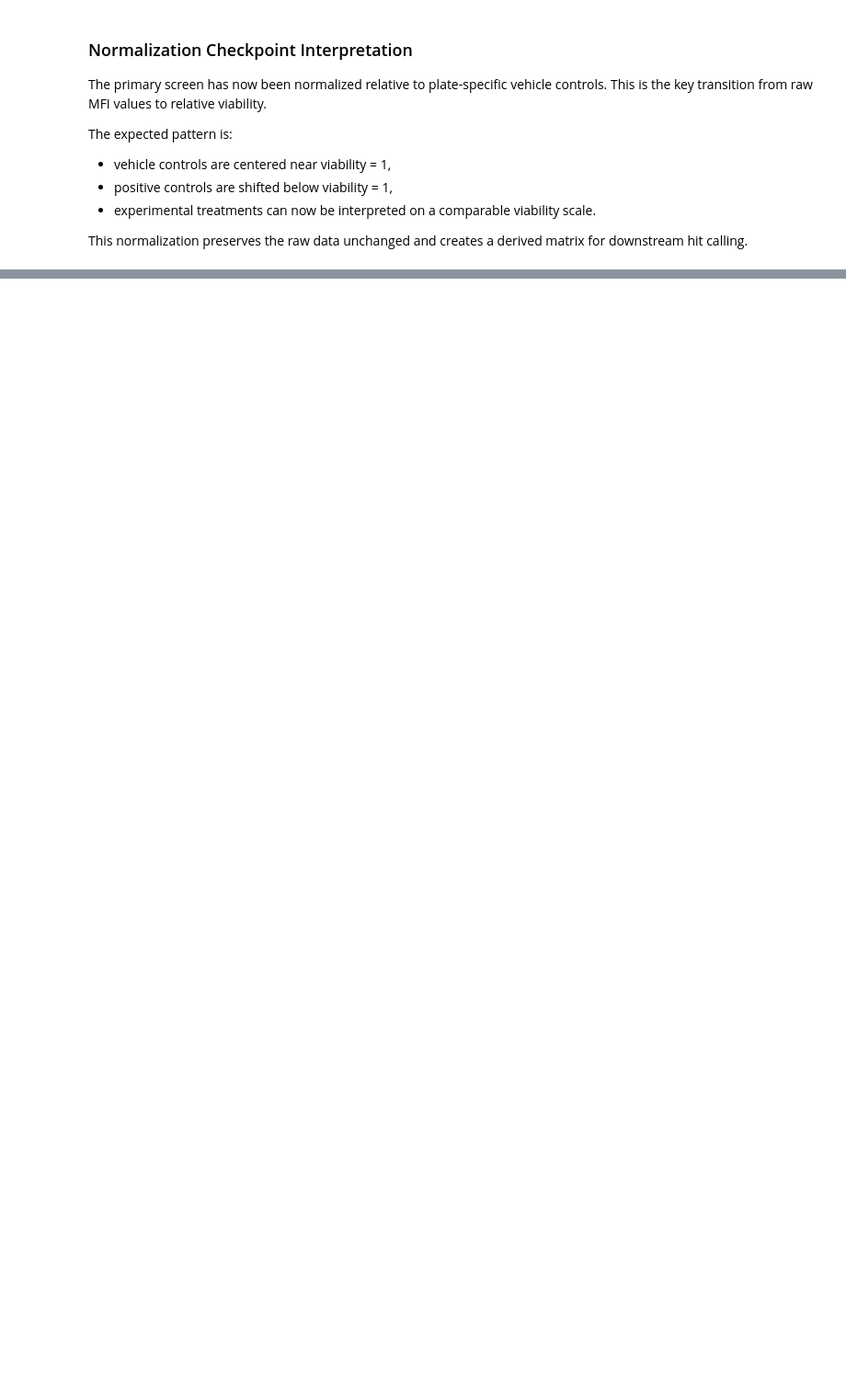
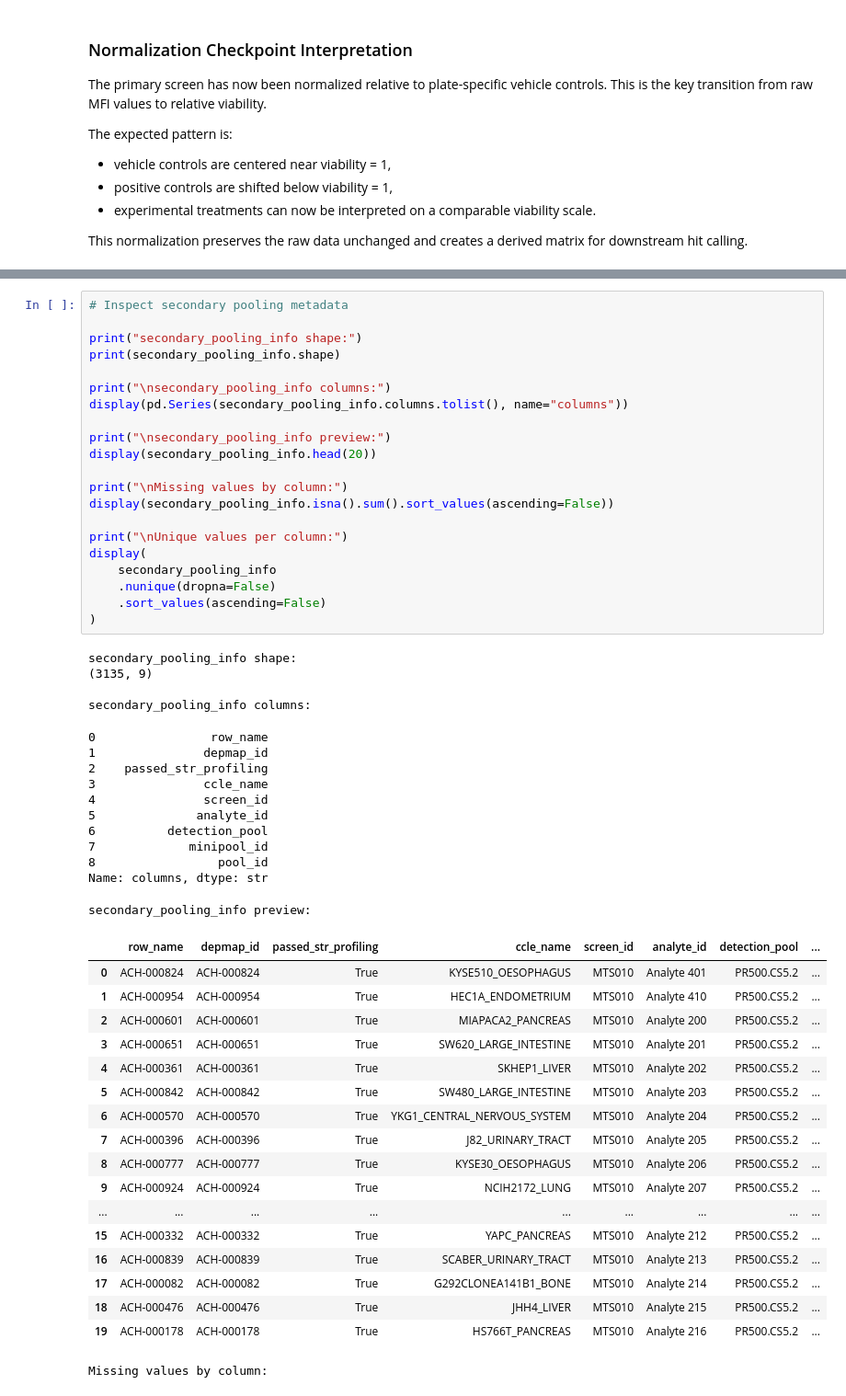
Before and after one commit to shashankshrishrimal-source/Code-for-assignment, a Jupyter notebook: notebooks/prism_repurposing_analysis.ipynb, the cells around one changed output, grey strips where cells are left out. Shown at 92% size. Cells and saved outputs as stored; diff of their text form; blank space fills up the shorter version.

```diff
--- a/notebooks/prism_repurposing_analysis.ipynb
+++ b/notebooks/prism_repurposing_analysis.ipynb
@@ -3380,0 +3723,55 @@ display(
+# %%
+# Inspect secondary pooling metadata
+
+print("secondary_pooling_info shape:")
+print(secondary_pooling_info.shape)
+
+print("\nsecondary_pooling_info columns:")
+display(pd.Series(secondary_pooling_info.columns.tolist(), name="columns"))
+
+print("\nsecondary_pooling_info preview:")
+display(secondary_pooling_info.head(20))
+
+print("\nMissing values by column:")
+display(secondary_pooling_info.isna().sum().sort_values(ascending=False))
+
+print("\nUnique values per column:")
+display(
+    secondary_pooling_info
+    .nunique(dropna=False)
+    .sort_values(ascending=False)
+)
+# %% [output]
+secondary_pooling_info shape:
+(3135, 9)
+
+secondary_pooling_info columns:
+0                row_name
+1               depmap_id
+2    passed_str_profiling
+3               ccle_name
+4               screen_id
+5              analyte_id
+6          detection_pool
+7             minipool_id
+8                 pool_id
+Name: columns, dtype: str
+secondary_pooling_info preview:
+|  | row_name | depmap_id | passed_str_profiling | ccle_name | screen_id | analyte_id | detection_pool | ... |
+| 0 | ACH-000824 | ACH-000824 | True | KYSE510_OESOPHAGUS | MTS010 | Analyte 401 | PR500.CS5.2 | ... |
+| 1 | ACH-000954 | ACH-000954 | True | HEC1A_ENDOMETRIUM | MTS010 | Analyte 410 | PR500.CS5.2 | ... |
+| 2 | ACH-000601 | ACH-000601 | True | MIAPACA2_PANCREAS | MTS010 | Analyte 200 | PR500.CS5.2 | ... |
+| 3 | ACH-000651 | ACH-000651 | True | SW620_LARGE_INTESTINE | MTS010 | Analyte 201 | PR500.CS5.2 | ... |
+| 4 | ACH-000361 | ACH-000361 | True | SKHEP1_LIVER | MTS010 | Analyte 202 | PR500.CS5.2 | ... |
+| 5 | ACH-000842 | ACH-000842 | True | SW480_LARGE_INTESTINE | MTS010 | Analyte 203 | PR500.CS5.2 | ... |
+| 6 | ACH-000570 | ACH-000570 | True | YKG1_CENTRAL_NERVOUS_SYSTEM | MTS010 | Analyte 204 | PR500.CS5.2 | ... |
+| 7 | ACH-000396 | ACH-000396 | True | J82_URINARY_TRACT | MTS010 | Analyte 205 | PR500.CS5.2 | ... |
+| 8 | ACH-000777 | ACH-000777 | True | KYSE30_OESOPHAGUS | MTS010 | Analyte 206 | PR500.CS5.2 | ... |
+| 9 | ACH-000924 | ACH-000924 | True | NCIH2172_LUNG | MTS010 | Analyte 207 | PR500.CS5.2 | ... |
+| ... | ... | ... | ... | ... | ... | ... | ... | ... |
+| 15 | ACH-000332 | ACH-000332 | True | YAPC_PANCREAS | MTS010 | Analyte 212 | PR500.CS5.2 | ... |
+| 16 | ACH-000839 | ACH-000839 | True | SCABER_URINARY_TRACT | MTS010 | Analyte 213 | PR500.CS5.2 | ... |
+| 17 | ACH-000082 | ACH-000082 | True | G292CLONEA141B1_BONE | MTS010 | Analyte 214 | PR500.CS5.2 | ... |
+| 18 | ACH-000476 | ACH-000476 | True | JHH4_LIVER | MTS010 | Analyte 215 | PR500.CS5.2 | ... |
+| 19 | ACH-000178 | ACH-000178 | True | HS766T_PANCREAS | MTS010 | Analyte 216 | PR500.CS5.2 | ... |
+Missing values by column:
```
Also changed, not shown: parts of 69 cells of this notebook.
